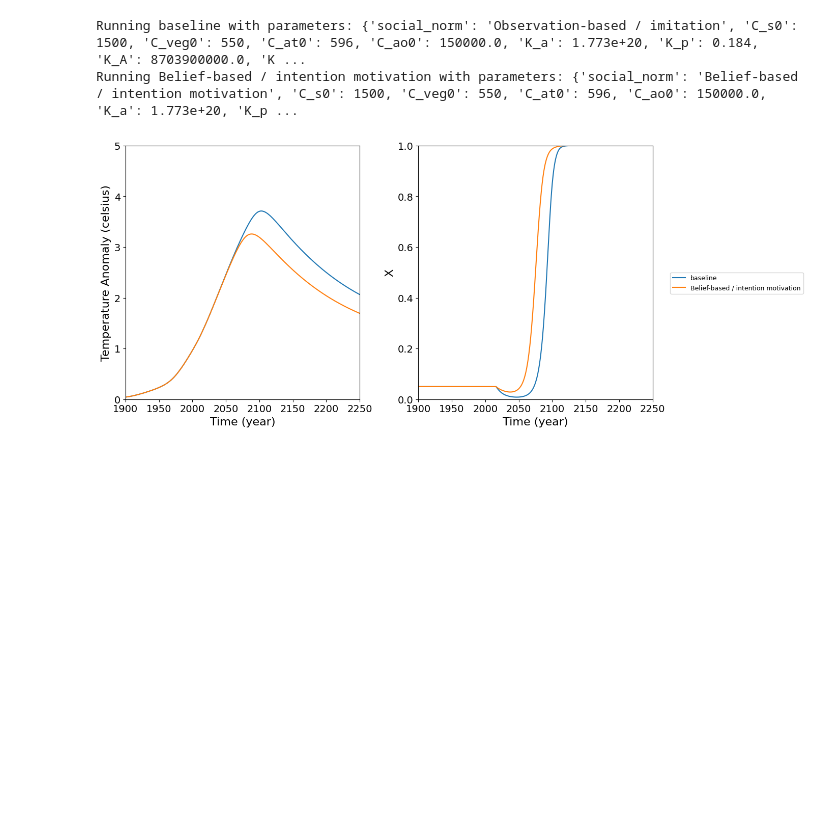
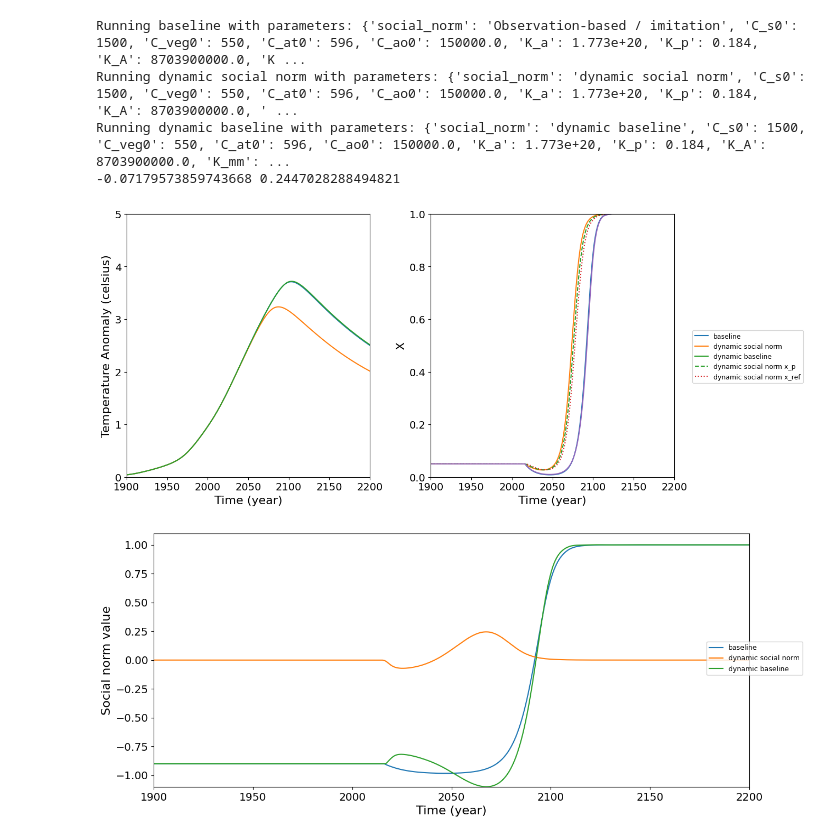
Before and after one commit to Lugg3s/Social-Norms-Climate-Model, a Jupyter notebook: main.ipynb, the cells around one changed output. Cells and saved outputs as stored; diff of their text form; code cells hidden in the pictures; blank space fills up the shorter version.

```diff
--- a/main.ipynb
+++ b/main.ipynb
@@ -12,21 +12,42 @@
 # %%
 # import importlib
 import numpy
 import plotting
 import numpy as np
 
 # importlib.reload(plotting)
 
+simulation_time = 400
+
 # Standard plot for all scenarios
-# scenario_results = {name: plotting.simulate(name) for name in plotting.load_scenarios(include=["baseline", "dynamic social norm"])}
-scenario_results = {name: plotting.simulate(name) for name in plotting.load_scenarios(include=["baseline", "Belief-based / intention motivation"])}
-# scenario_results = {name: plotting.simulate(name) for name in plotting.load_scenarios()}
-plotting.plot_temperature(results=scenario_results, show_x_auxiliary=True)
-# plotting.plot_temperature_sensitivity("N", np.arange(0, 1.02, 0.2).tolist(), scenarios=["Belief-based / intention motivation"])
-# plotting.plot_temperature_sensitivity("tau_ref", range(1, 150, 10))
+res = {name: plotting.simulate(name, simulation_time=simulation_time) for name in plotting.load_scenarios(include=["baseline", "dynamic social norm", "dynamic baseline"])}
+# res = {name: plotting.simulate(name, simulation_time=simulation_time) for name in plotting.load_scenarios(include=["baseline", "Belief-based / intention motivation"])}
+# res = {name: plotting.simulate(name, simulation_time=simulation_time) for name in plotting.load_scenarios()}
+
+scenario_results = {
+    name: result["simulation"]
+    for name, result in res.items()
+}
+social_norms = {
+    name: result["social_norm_term"]
+    for name, result in res.items()
+}
+
+#
+x = social_norms["dynamic social norm"]
+print(min(x), max(x))
+
+plotting.plot_temperature(results=scenario_results, simulation_time=simulation_time, show_x_auxiliary=True)
+plotting.plot_social_norms(results=social_norms, simulation_time=simulation_time, show_x_auxiliary=True)
+# plotting.plot_social_norms(results=social_norms, simulation_time=simulation_time, show_x_auxiliary=False, scenarios=["dynamic social norm", "dynamic baseline", "baseline"])
+
+# plotting.plot_temperature_sensitivity("delta", np.arange(0, 1.03, 0.3).tolist())
 # plotting.plot_temperature_sensitivity("tau_STref", range(1, 150, 10))
 # plotting.plot_temperature_sensitivity("tau_xp", range(1, 150, 10))
 # %% [output]
 Running baseline with parameters: {'social_norm': 'Observation-based / imitation', 'C_s0': 1500, 'C_veg0': 550, 'C_at0': 596, 'C_ao0': 150000.0, 'K_a': 1.773e+20, 'K_p': 0.184, 'K_A': 8703900000.0, 'K ...
-Running Belief-based / intention motivation with parameters: {'social_norm': 'Belief-based / intention motivation', 'C_s0': 1500, 'C_veg0': 550, 'C_at0': 596, 'C_ao0': 150000.0, 'K_a': 1.773e+20, 'K_p ...
+Running dynamic social norm with parameters: {'social_norm': 'dynamic social norm', 'C_s0': 1500, 'C_veg0': 550, 'C_at0': 596, 'C_ao0': 150000.0, 'K_a': 1.773e+20, 'K_p': 0.184, 'K_A': 8703900000.0, ' ...
+Running dynamic baseline with parameters: {'social_norm': 'dynamic baseline', 'C_s0': 1500, 'C_veg0': 550, 'C_at0': 596, 'C_ao0': 150000.0, 'K_a': 1.773e+20, 'K_p': 0.184, 'K_A': 8703900000.0, 'K_mm': ...
+-0.07179573859743668 0.2447028288494821
-[figure, old version]
+[figure, new version]
+[figure, added]
```
Also changed, not shown: 3 other files.
